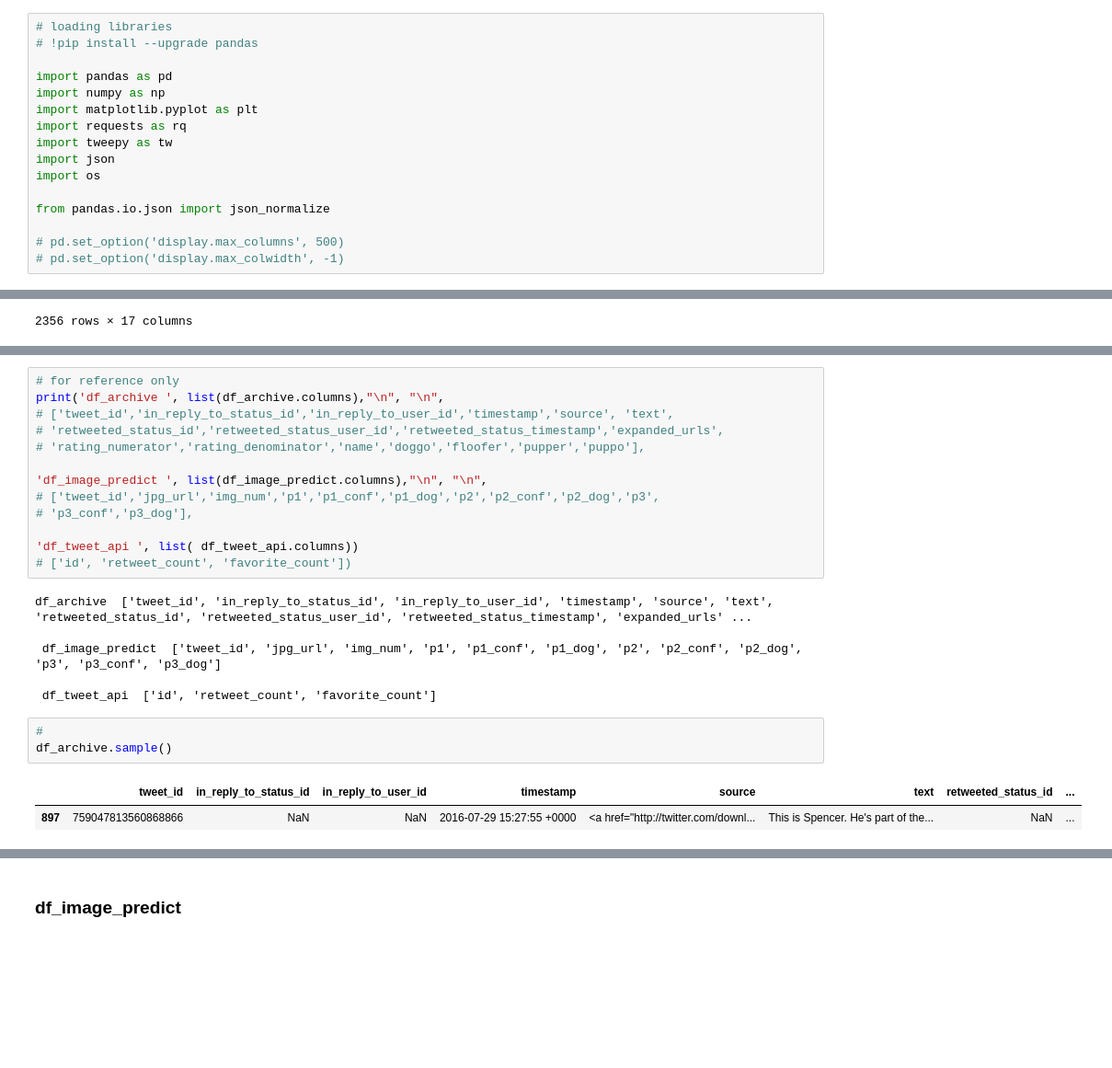
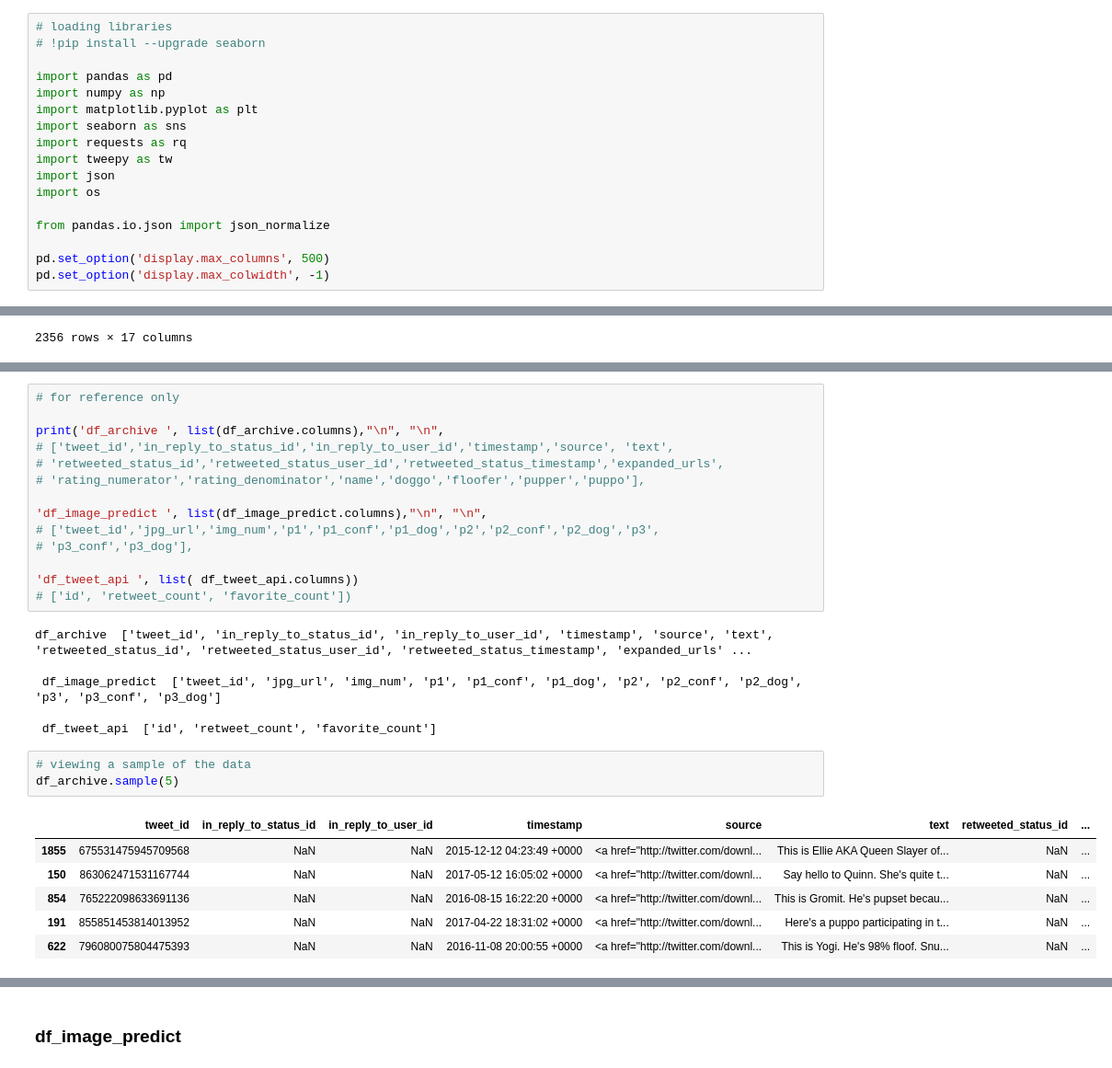
Before and after one commit to sphelps731/Data-Wrangling-and-Modelling, a Jupyter notebook: wrangle_act.ipynb, the cells around one changed output, grey strips where cells are left out. Shown at 92% size. Cells and saved outputs as stored; diff of their text form; blank space fills up the shorter version.

```diff
--- a/wrangle_act.ipynb
+++ b/wrangle_act.ipynb
@@ -6,11 +6,12 @@ In the cell below, gather **all** three pieces of data for this project and load
 1. Directly download the WeRateDogs Twitter archive data (twitter_archive_enhanced.csv)
 # %%
 # loading libraries
-# !pip install --upgrade pandas
+# !pip install --upgrade seaborn
 
 import pandas as pd
 import numpy as np
 import matplotlib.pyplot as plt
+import seaborn as sns
 import requests as rq
 import tweepy as tw
 import json
@@ -18,8 +19,8 @@ import os
 
 from pandas.io.json import json_normalize
 
-# pd.set_option('display.max_columns', 500)
-# pd.set_option('display.max_colwidth', -1)
+pd.set_option('display.max_columns', 500)
+pd.set_option('display.max_colwidth', -1)
 # %%
 # reading in the archive data
 df_archive = pd.read_csv('twitter-archive-enhanced.csv')
@@ -110,5 +118,6 @@ df_archive.tail(2)
 # %%
 # for reference only
+
 print('df_archive ', list(df_archive.columns),"\n", "\n",
 # ['tweet_id','in_reply_to_status_id','in_reply_to_user_id','timestamp','source', 'text',
 # 'retweeted_status_id','retweeted_status_user_id','retweeted_status_timestamp','expanded_urls',
@@ -127,8 +136,12 @@ df_archive  ['tweet_id', 'in_reply_to_status_id', 'in_reply_to_user_id', 'timest
 
  df_tweet_api  ['id', 'retweet_count', 'favorite_count']
 # %%
-#
-df_archive.sample()
+# viewing a sample of the data
+df_archive.sample(5)
 # %% [output]
 |  | tweet_id | in_reply_to_status_id | in_reply_to_user_id | timestamp | source | text | retweeted_status_id | ... |
-| 897 | 759047813560868866 | NaN | NaN | 2016-07-29 15:27:55 +0000 | <a href="http://twitter.com/downl... | This is Spencer. He's part of the... | NaN | ... |
+| 1855 | 675531475945709568 | NaN | NaN | 2015-12-12 04:23:49 +0000 | <a href="http://twitter.com/downl... | This is Ellie AKA Queen Slayer of... | NaN | ... |
+| 150 | 863062471531167744 | NaN | NaN | 2017-05-12 16:05:02 +0000 | <a href="http://twitter.com/downl... | Say hello to Quinn. She's quite t... | NaN | ... |
+| 854 | 765222098633691136 | NaN | NaN | 2016-08-15 16:22:20 +0000 | <a href="http://twitter.com/downl... | This is Gromit. He's pupset becau... | NaN | ... |
+| 191 | 855851453814013952 | NaN | NaN | 2017-04-22 18:31:02 +0000 | <a href="http://twitter.com/downl... | Here's a puppo participating in t... | NaN | ... |
+| 622 | 796080075804475393 | NaN | NaN | 2016-11-08 20:00:55 +0000 | <a href="http://twitter.com/downl... | This is Yogi. He's 98% floof. Snu... | NaN | ... |
```
Also changed, not shown: parts of 107 cells of this notebook.
